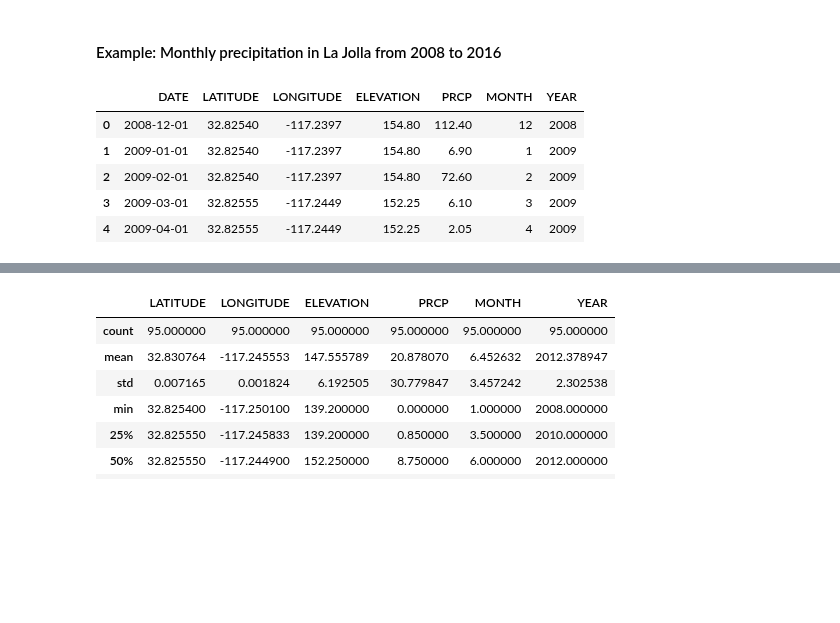
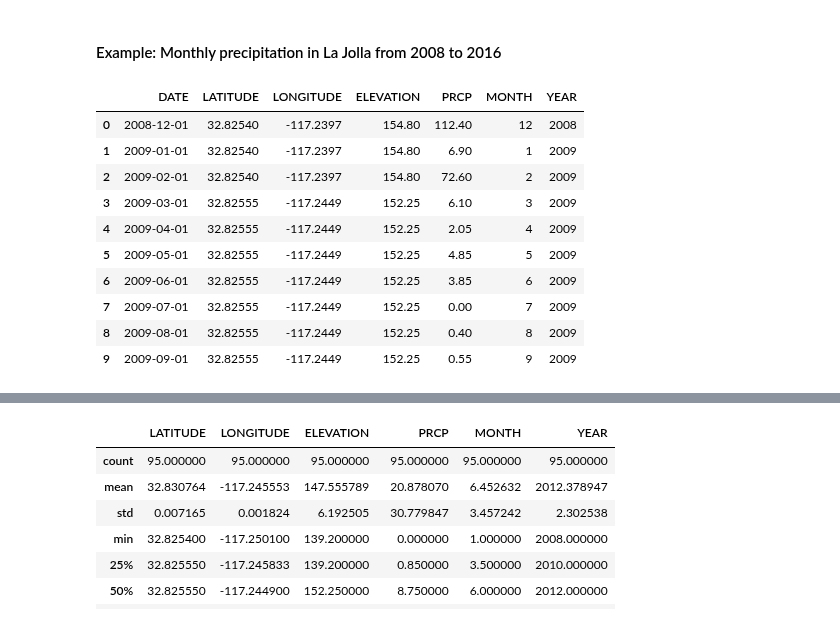
Before and after one commit to cuttlefishh/python-for-data-analysis, a Jupyter notebook: lessons/lesson17.ipynb, the cells around one changed output, grey strips where cells are left out. Cells and saved outputs as stored; diff of their text form; code cells hidden in the pictures; blank space fills up the shorter version.

```diff
--- a/lessons/lesson17.ipynb
+++ b/lessons/lesson17.ipynb
@@ -34,7 +34,7 @@ import seaborn as sns
 %matplotlib inline
 # %%
 # set up pandas and seaborn environments
-pd.set_option('display.max_rows', 25)
+pd.set_option('display.max_rows', 40)
 sns.set()
 sns.set_context('notebook')
 sns.set_palette('colorblind')
@@ -84,14 +84,19 @@ df['YEAR'] = [x.year for x in df.index]
 df.reset_index(inplace=True)
 # %%
 # examine the resulting dataframe
-df.head()
+df.head(10)
 # %% [output]
 |  | DATE | LATITUDE | LONGITUDE | ELEVATION | PRCP | MONTH | YEAR |
 | 0 | 2008-12-01 | 32.82540 | -117.2397 | 154.80 | 112.40 | 12 | 2008 |
 | 1 | 2009-01-01 | 32.82540 | -117.2397 | 154.80 | 6.90 | 1 | 2009 |
 | 2 | 2009-02-01 | 32.82540 | -117.2397 | 154.80 | 72.60 | 2 | 2009 |
 | 3 | 2009-03-01 | 32.82555 | -117.2449 | 152.25 | 6.10 | 3 | 2009 |
 | 4 | 2009-04-01 | 32.82555 | -117.2449 | 152.25 | 2.05 | 4 | 2009 |
+| 5 | 2009-05-01 | 32.82555 | -117.2449 | 152.25 | 4.85 | 5 | 2009 |
+| 6 | 2009-06-01 | 32.82555 | -117.2449 | 152.25 | 3.85 | 6 | 2009 |
+| 7 | 2009-07-01 | 32.82555 | -117.2449 | 152.25 | 0.00 | 7 | 2009 |
+| 8 | 2009-08-01 | 32.82555 | -117.2449 | 152.25 | 0.40 | 8 | 2009 |
+| 9 | 2009-09-01 | 32.82555 | -117.2449 | 152.25 | 0.55 | 9 | 2009 |
 # %%
 # explore the data using a plot
 plt.plot(df.DATE, df.PRCP);
```
Also changed, not shown: parts of 88 cells of this notebook.
